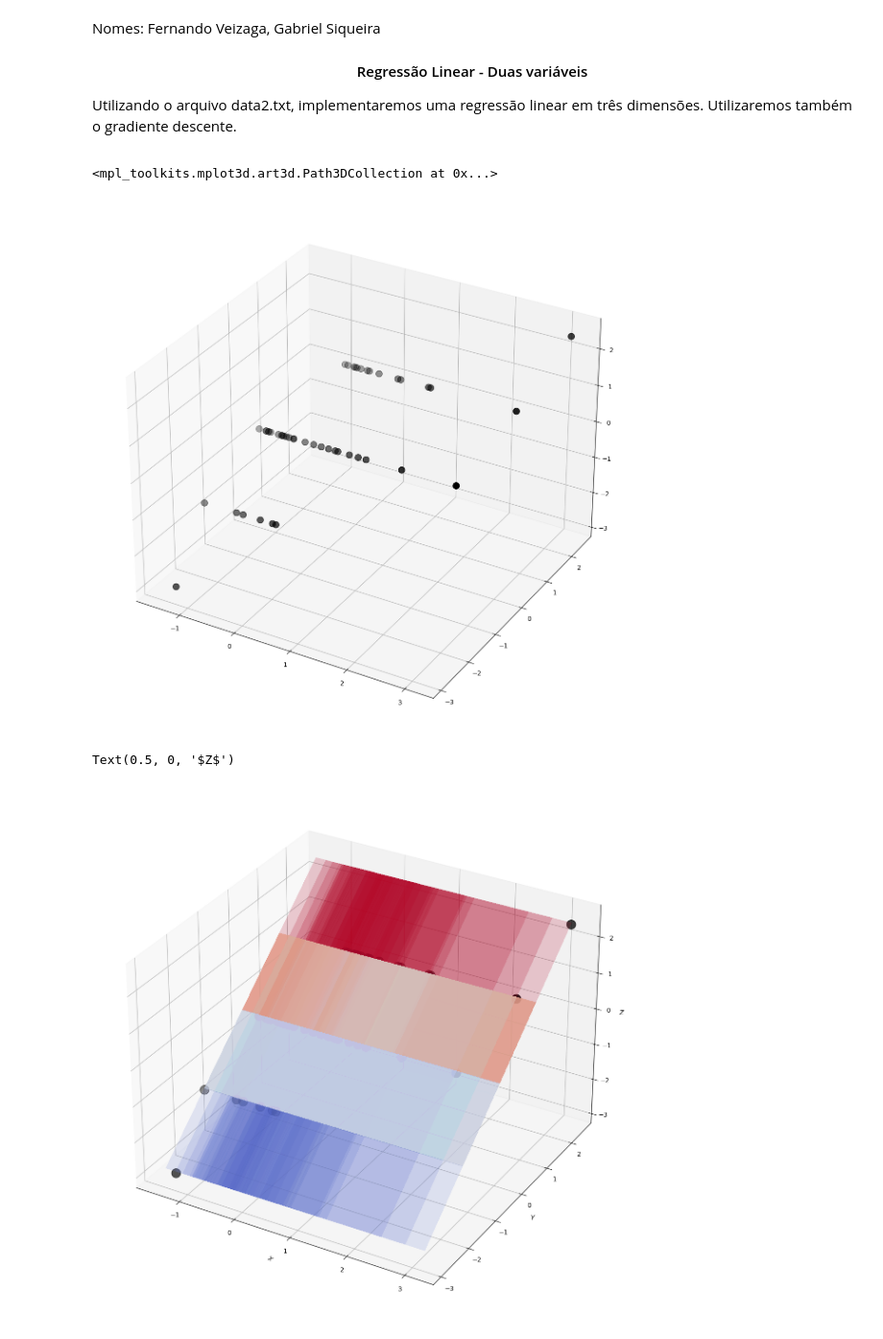
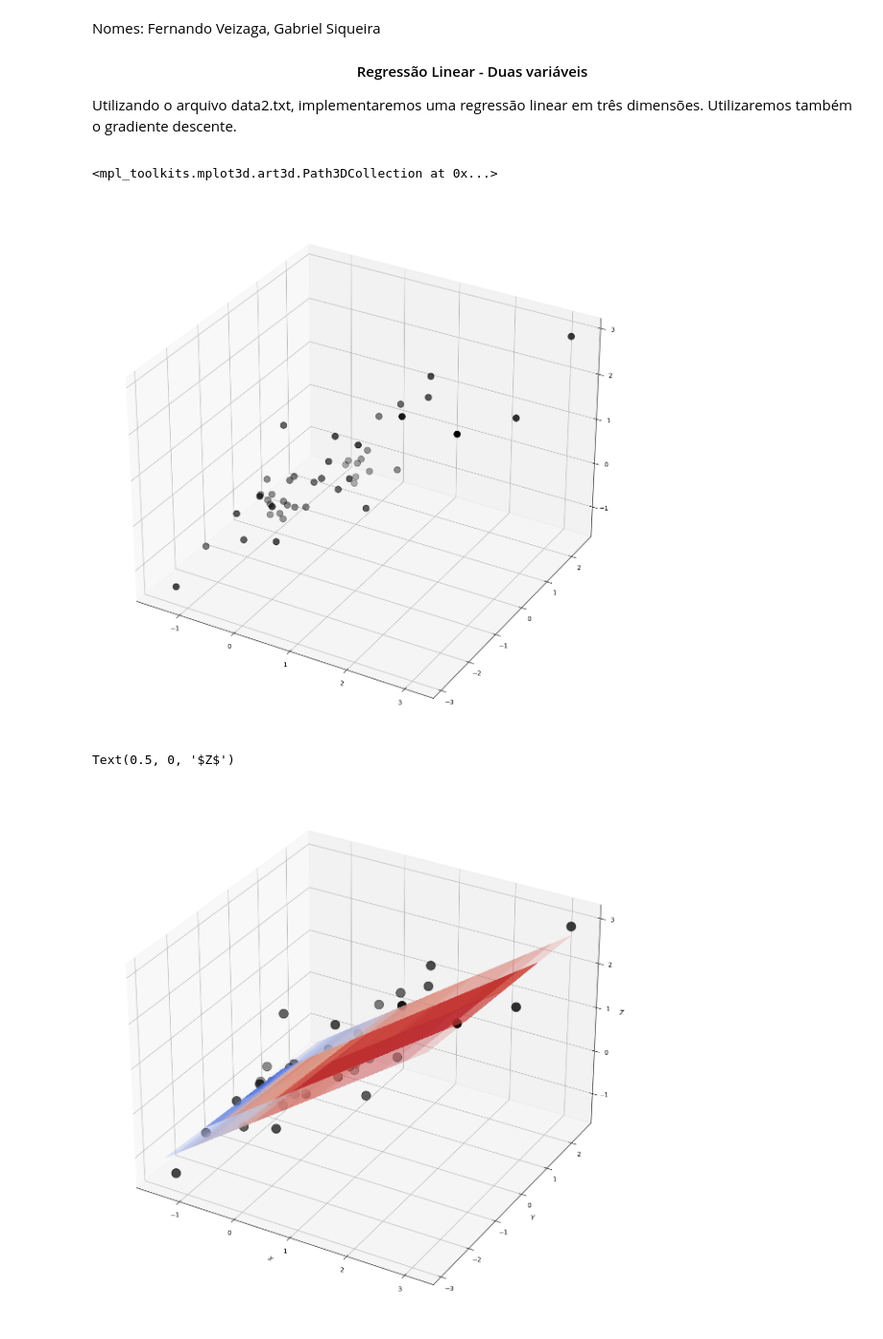
Before and after one commit to GabrielSiqueira1/Computational-Intelligence, a Jupyter notebook: regressao-linear-duas-variavel.ipynb, the cells around one changed output. Shown at 96% size. Drawn from its saved outputs; the diff is of its cells as text; code cells hidden in the pictures.

```diff
--- a/regressao-linear-duas-variavel.ipynb
+++ b/regressao-linear-duas-variavel.ipynb
@@ -27,7 +27,7 @@ for line in coordinates:
     coord = line.split(",")
     x1.append(float(coord[0]))
     y1.append(float(coord[1]))
-    z1.append(float(coord[1]))
+    z1.append(float(coord[2]))
 # %%
 # Normalização das variáveis
 
@@ -84,7 +84,7 @@ ax = fig.add_subplot(111, projection='3d')
 ax.scatter(x, y, z, zdir='z', s=100, color='black')
 # %% [output]
 <mpl_toolkits.mplot3d.art3d.Path3DCollection at 0x...>
-[figure, old version]
+[figure, new version]
 # %%
 # Estabelecimento do código principal
 
@@ -92,7 +92,7 @@ diff = []
 diff.append(1)
 tempo = 0
 
-while abs(diff[-1]) > LIMITE and tempo < 10000:
+while abs(diff[-1]) > LIMITE and tempo < 300:
 
     h = []
     for i in range(0, len(x)):
@@ -116,34 +116,34 @@ while abs(diff[-1]) > LIMITE and tempo < 10000:
         derivada_theta_1 += (h[j]-z[j])*x[j]
         derivada_theta_2 += (h[j]-z[j])*y[j]
     derivada_theta_0 = 1/m*derivada_theta_0
     derivada_theta_1 = 1/m*derivada_theta_1
     derivada_theta_2 = 1/m*derivada_theta_2
 
     theta_0 -= alpha_1*derivada_theta_0
     theta_1 -= alpha_2*derivada_theta_1
     theta_2 -= alpha_3*derivada_theta_2
 
     epoca.append(erro) #SSE
     tempo += 1
 
 r, s = np.meshgrid(x, y)
 h = theta_0 + theta_1*r + theta_2*s
 fig = plt.figure(figsize=(15, 15))
 ax = fig.add_subplot(111, projection='3d')
 surf = ax.plot_surface(r, s, h,
                 cmap=cm.coolwarm,
                 alpha=0.05,
                 linewidth=0,
                 antialiased=False)
 
 ax.scatter(x, y, z, zdir='z', s=200, color='black')
 #fig.colorbar(surf, shrink=0.7, aspect=10)
 ax.set_xlabel('$X$',rotation=150)
 ax.set_ylabel('$Y$')
 ax.set_zlabel('$Z$', fontsize=10)
 # %% [output]
 Text(0.5, 0, '$Z$')
-[figure, old version]
+[figure, new version]
 # %%
 ts = np.linspace(0, tempo, tempo)
 
```
Also changed, not shown: parts of 1 cell of this notebook.
